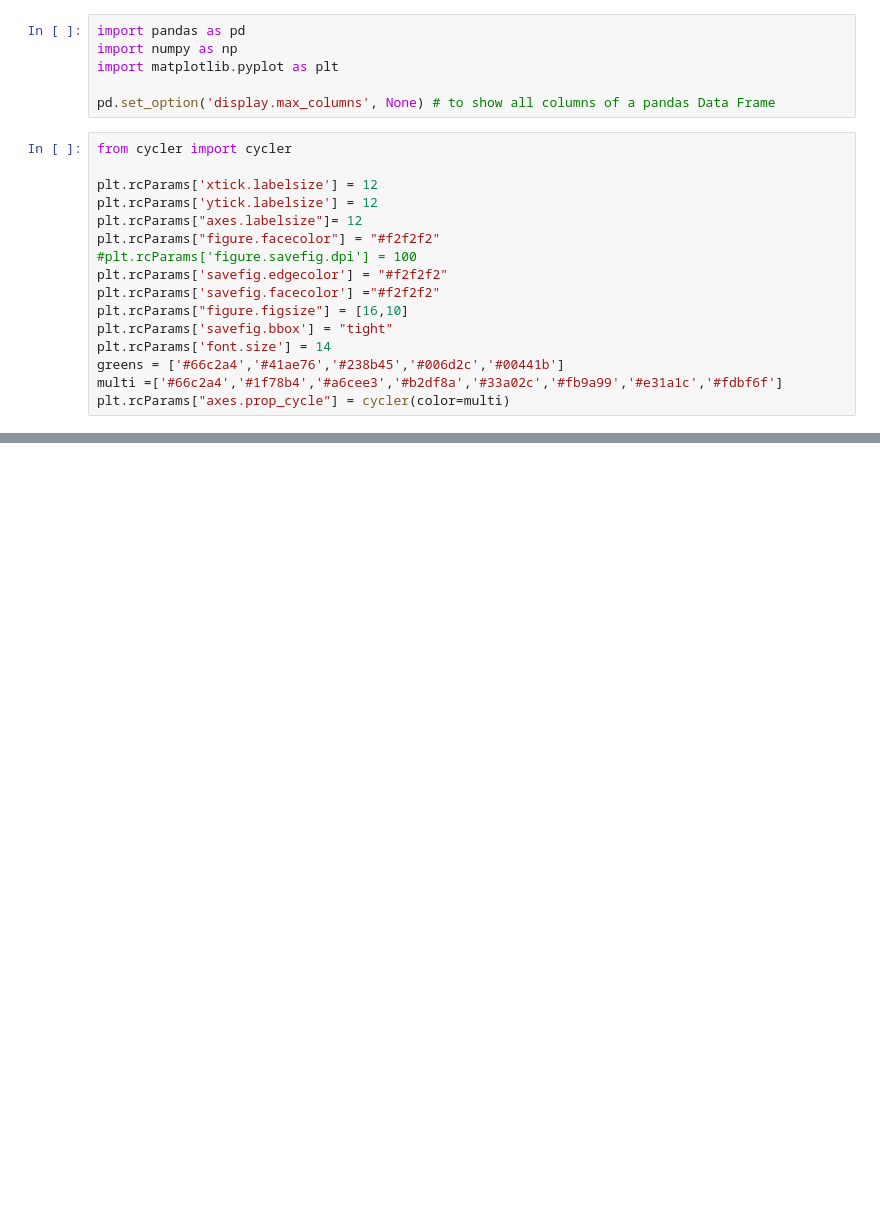
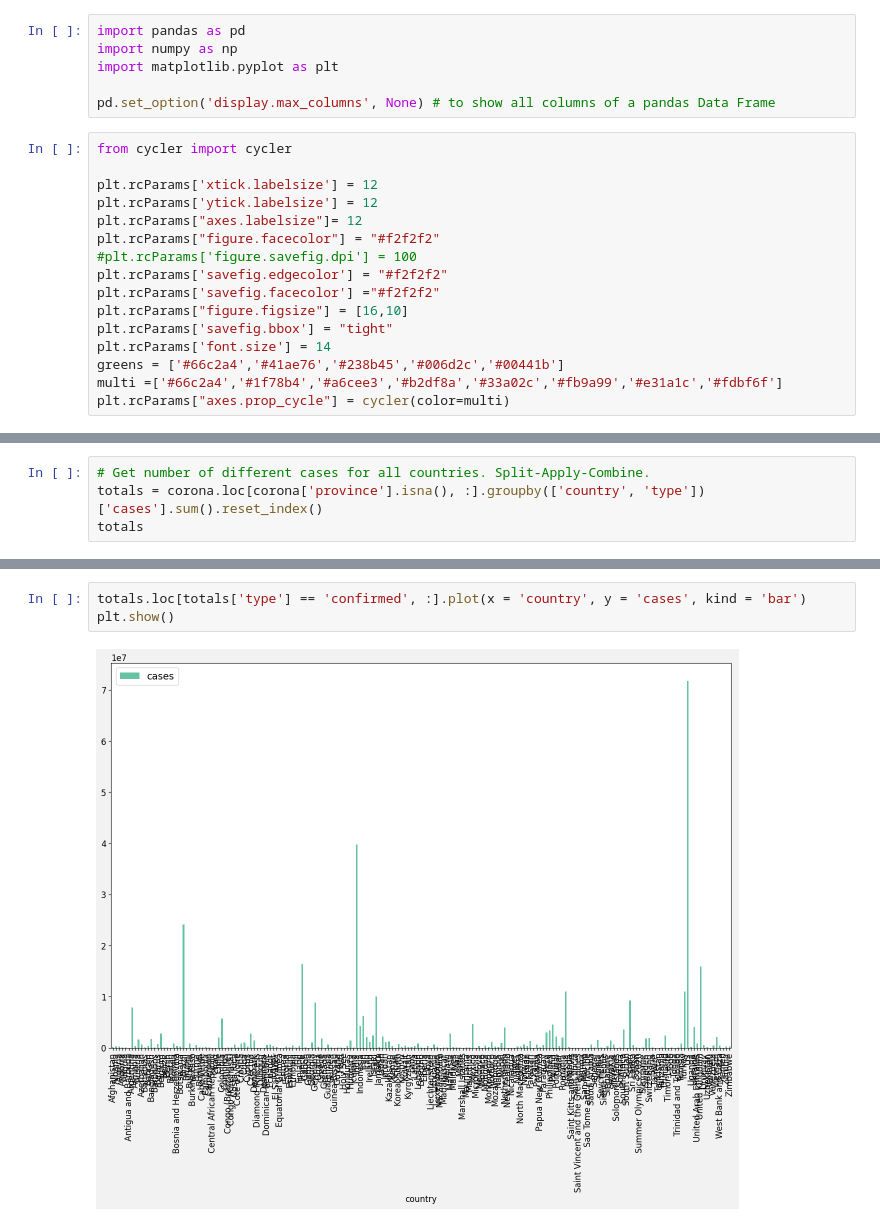
Before and after one commit to sebalexsmith/MET2010, a Jupyter notebook: Labs/Lab 3.ipynb, the cells around one changed output, grey strips where cells are left out. Cells and saved outputs as stored; diff of their text form; blank space fills up the shorter version.

```diff
--- a/Labs/Lab 3.ipynb
+++ b/Labs/Lab 3.ipynb
@@ -46,0 +62,4 @@ corona
+# %%
+# Get number of different cases for all countries. Split-Apply-Combine.
+totals = corona.loc[corona['province'].isna(), :].groupby(['country', 'type'])['cases'].sum().reset_index()
+totals
@@ -46,0 +96,5 @@ corona
+# %%
+totals.loc[totals['type'] == 'confirmed', :].plot(x = 'country', y = 'cases', kind = 'bar')
+plt.show()
+# %% [output]
+[figure, added]
```
Also changed, not shown: parts of 33 cells of this notebook, 3 other files.
